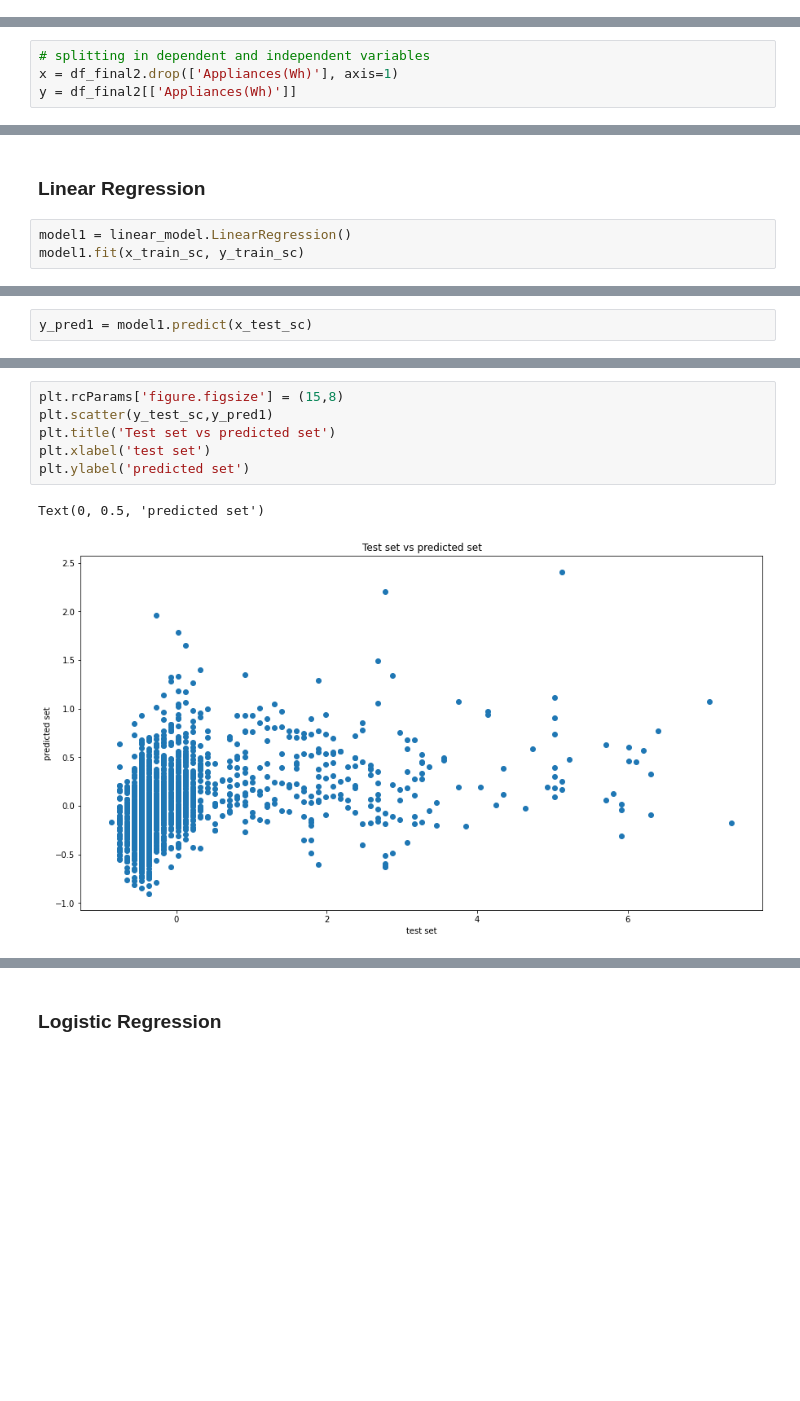
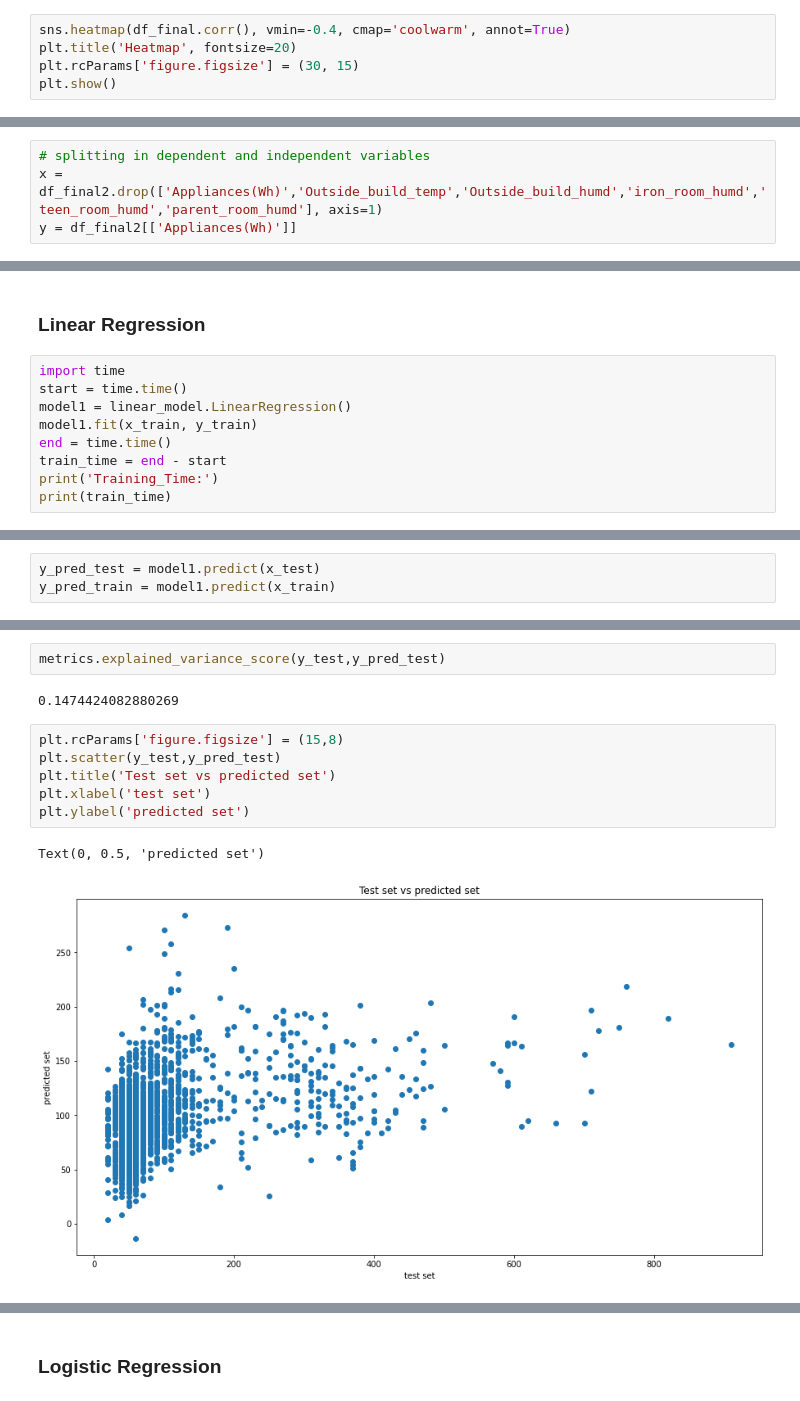
Before and after one commit to khalid-data-aspirant42/Appliance-Energy-Prediction, a Jupyter notebook: Final_Notebook_Appliance_Energy_Prediction.ipynb, the cells around one changed output, grey strips where cells are left out. Saved outputs shown, nothing was run; the diff lists cells and outputs as text; blank space fills up the shorter version.

```diff
--- a/Final_Notebook_Appliance_Energy_Prediction.ipynb
+++ b/Final_Notebook_Appliance_Energy_Prediction.ipynb
@@ -225,0 +236,5 @@ plt.show()
+# %%
+sns.heatmap(df_final.corr(), vmin=-0.4, cmap='coolwarm', annot=True)
+plt.title('Heatmap', fontsize=20)
+plt.rcParams['figure.figsize'] = (30, 15)
+plt.show()
@@ -551,6 +732,6 @@ for elem1 in phase_list:
 # %%
 # splitting in dependent and independent variables
-x = df_final2.drop(['Appliances(Wh)'], axis=1)
+x = df_final2.drop(['Appliances(Wh)','Outside_build_temp','Outside_build_humd','iron_room_humd','teen_room_humd','parent_room_humd'], axis=1)
 y = df_final2[['Appliances(Wh)']]
 # %%
 # perfoming train-test split
@@ -568,6 +740,12 @@ y_test_sc = scaler.transform(y_test)
 # %% [markdown]
 ### Linear Regression
 # %%
+import time
+start = time.time()
 model1 = linear_model.LinearRegression()
-model1.fit(x_train_sc, y_train_sc)
+model1.fit(x_train, y_train)
+end = time.time()
+train_time = end - start
+print('Training_Time:')
+print(train_time)
 # %% [output]
@@ -575,4 +754,5 @@ LinearRegression()
 # %%
-y_pred1 = model1.predict(x_test_sc)
+y_pred_test = model1.predict(x_test)
+y_pred_train = model1.predict(x_train)
 # %%
 from sklearn import metrics
@@ -589,12 +775,16 @@ model1.score(x_test_sc, y_test_sc)
+# %%
+metrics.explained_variance_score(y_test,y_pred_test)
+# %% [output]
+0.1474424082880269
 # %%
 plt.rcParams['figure.figsize'] = (15,8)
-plt.scatter(y_test_sc,y_pred1)
+plt.scatter(y_test,y_pred_test)
 plt.title('Test set vs predicted set')
 plt.xlabel('test set')
 plt.ylabel('predicted set')
 # %% [output]
 Text(0, 0.5, 'predicted set')
-[figure, old version]
+[figure, new version]
 # %%
 plt.title('Test set vs predicted set', fontsize=20, color='green')
 plt.xlabel('test set', color='red')
```
Also changed, not shown: parts of 91 cells of this notebook.
